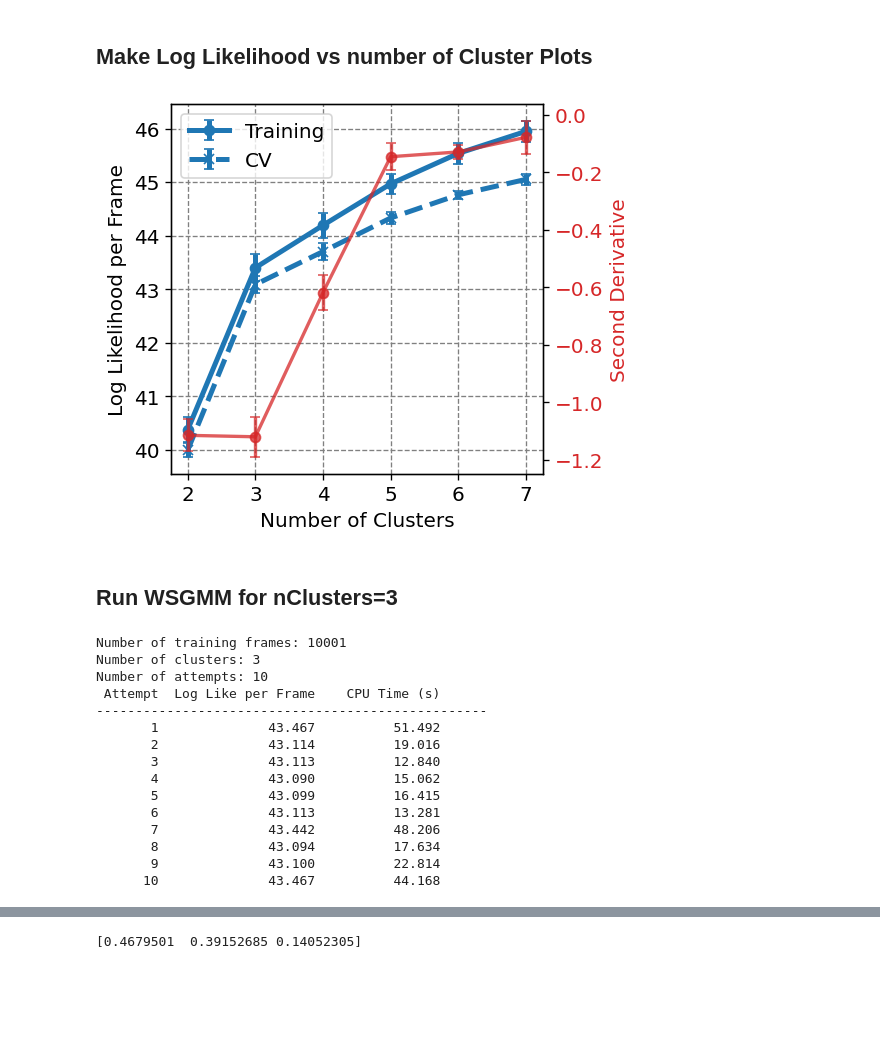
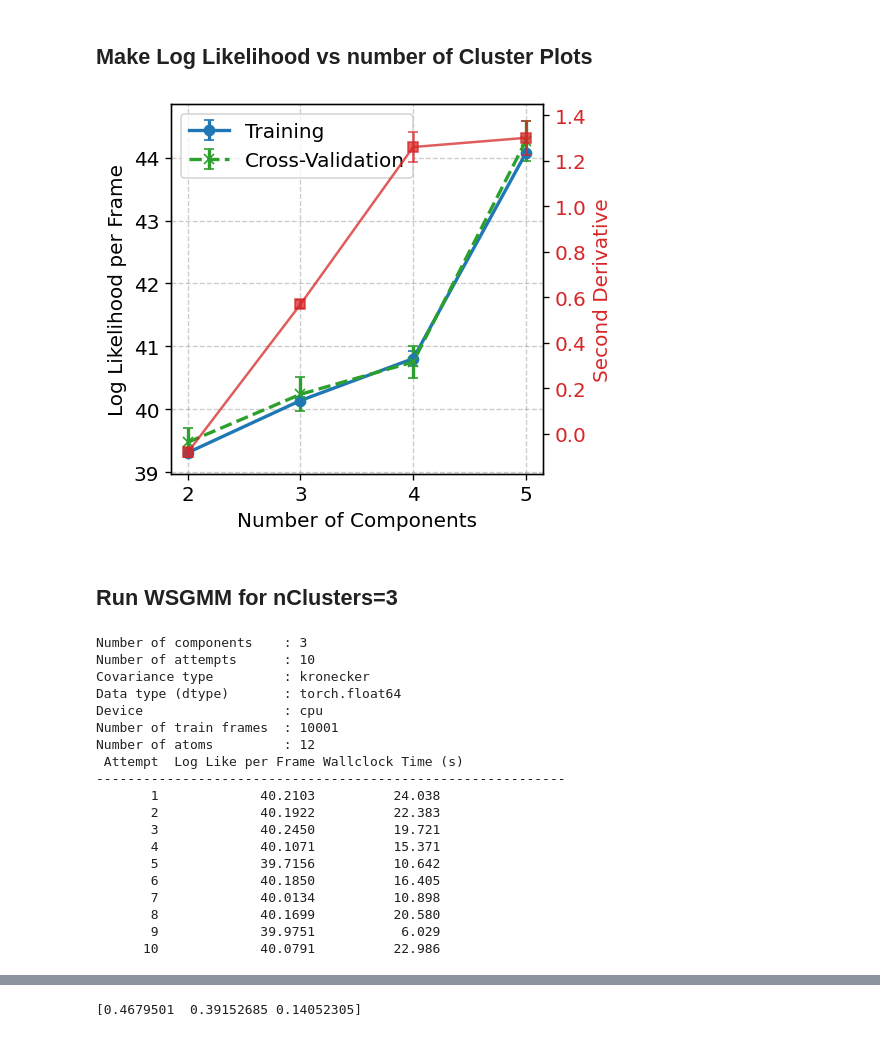
Before and after one commit to mccullaghlab/shapeGMMTorch, a Jupyter notebook: examples/beaded_helix_example/cluster_beaded_helix.ipynb, the cells around one changed output, grey strips where cells are left out. Saved outputs shown, nothing was run; the diff lists cells and outputs as text; code cells hidden in the pictures; blank space fills up the shorter version.

```diff
--- a/examples/beaded_helix_example/cluster_beaded_helix.ipynb
+++ b/examples/beaded_helix_example/cluster_beaded_helix.ipynb
@@ -43,3 +37,4 @@ In this scan, it is possible for divide by zero errors to arise.  This occurs wh
 # %%
 # define cluster array
-cluster_array = np.arange(2,8,1).astype(int)
+component_array = np.arange(1,6,1).astype(int)
+print(component_array)
@@ -66,0 +43,16 @@ Number of attempts per set/cluster: 10
+# %%
+covar_type = "kronecker"
+device = torch.device("cpu")
+dtype  = torch.float64
+# %%
+# run component CV scan
+
+n_training_sets = 3
+n_attempts = 10
+train_log_lik, predict_log_lik = cross_validate_component_scan(traj_data,component_array,
+                                                                                 covar_type = "kronecker",
+                                                                                 n_training_sets=n_training_sets,
+                                                                                 n_attempts=n_attempts,
+                                                                                 device = device,
+                                                                                 dtype=dtype
+                                                                                )
@@ -76,12 +79,12 @@ weighted_predict_log_lik = np.loadtxt("weighted_predict_2_7.dat")[:,1:]
 ## Make Log Likelihood vs number of Cluster Plots
 # %%
 # shapeGMMTorch plots has a built-in plot function for this type of plot
-from shapeGMMTorch import plots
+from shapeGMMTorch.utils import plotting
 # create figure
 fig, ax = plt.subplots(1,1,figsize=(4,4), dpi= 120, facecolor='w', edgecolor='k')
-plots.plot_log_likelihood_with_dd(ax,cluster_array,weighted_train_log_lik,weighted_predict_log_lik,fontsize=12,ylabel1=True,ylabel2=True,xlabel=True)
+plotting.plot_log_likelihood_with_dd(ax,component_array,train_log_lik,predict_log_lik,fontsize=12,ylabel1=True,ylabel2=True,xlabel=True)
 # %% [output]
-[figure, old version]
+[figure, new version]
 # %% [markdown]
 ## Run WSGMM for nClusters=3
 # %%
@@ -90,20 +93,24 @@ plots.plot_log_likelihood_with_dd(ax,cluster_array,weighted_train_log_lik,weight
 n_clusters = 3
 delta = 1
 n_attempts = 10
-sgmm3 = scripts.sgmm_fit_with_attempts(traj_data[::delta], n_clusters, n_attempts, np.ones(traj_data[::delta].shape[0]),device=torch.device("cpu"))
+sgmm3 = sgmm_fit_with_attempts(traj_data[::delta], n_clusters, n_attempts, device=device, dtype=dtype)
 # %% [output]
-Number of training frames: 10001
-Number of clusters: 3
-Number of attempts: 10
- Attempt  Log Like per Frame    CPU Time (s)
---------------------------------------------------
-       1              43.467          51.492
-       2              43.114          19.016
-       3              43.113          12.840
-       4              43.090          15.062
-       5              43.099          16.415
-       6              43.113          13.281
-       7              43.442          48.206
-       8              43.094          17.634
-       9              43.100          22.814
-      10              43.467          44.168
+Number of components    : 3
+Number of attempts      : 10
+Covariance type         : kronecker
+Data type (dtype)       : torch.float64
+Device                  : cpu
+Number of train frames  : 10001
+Number of atoms         : 12
+ Attempt  Log Like per Frame Wallclock Time (s)
+------------------------------------------------------------
+       1             40.2103          24.038
+       2             40.1922          22.383
+       3             40.2450          19.721
+       4             40.1071          15.371
+       5             39.7156          10.642
+       6             40.1850          16.405
+       7             40.0134          10.898
+       8             40.1699          20.580
+       9             39.9751           6.029
+      10             40.0791          22.986
```
Also changed, not shown: parts of 17 cells of this notebook, 3 other files.
